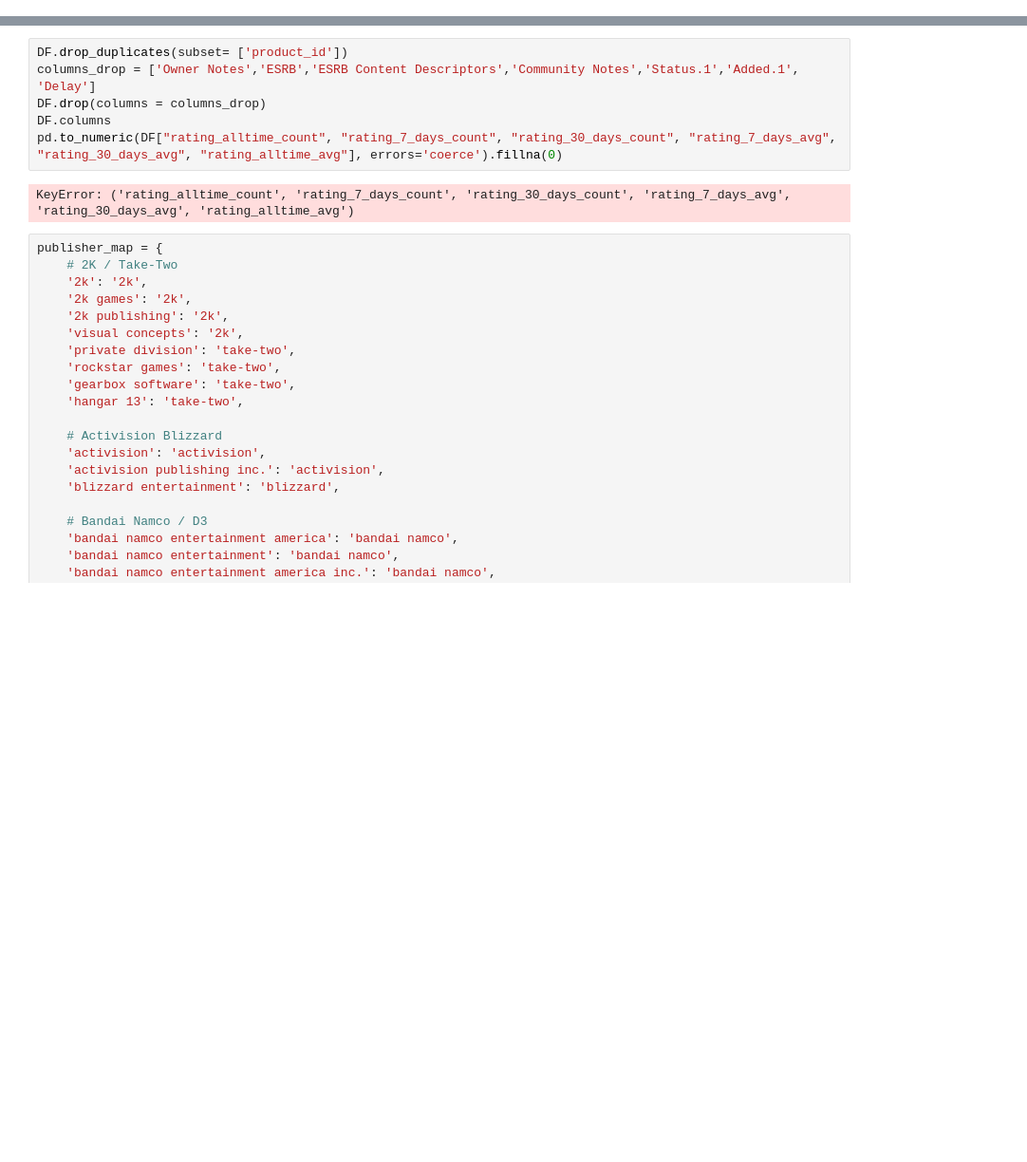
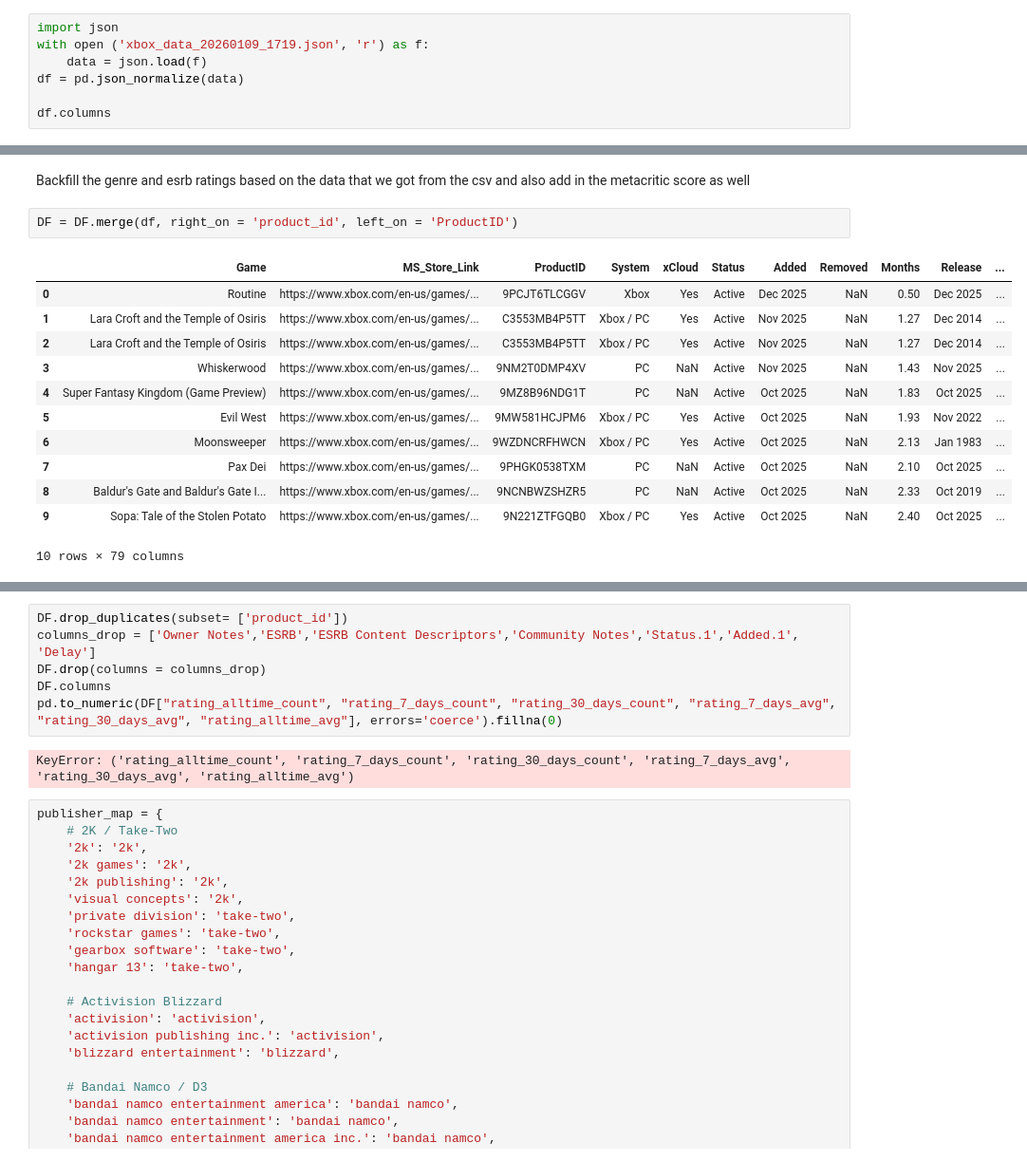
Before and after one commit to Doggo21345/xbox-gamepass-analytics, a Jupyter notebook: cleaning.ipynb, the cells around one changed output, grey strips where cells are left out. Shown at 95% size. Cells and saved outputs as stored; diff of their text form; blank space fills up the shorter version.

Commit message:
addign backfilling based on API into the pipeline

```diff
--- a/cleaning.ipynb
+++ b/cleaning.ipynb
@@ -22,0 +18,7 @@ print(DF)
+# %%
+import json
+with open ('xbox_data_20260109_1719.json', 'r') as f:
+    data = json.load(f)
+df = pd.json_normalize(data)
+
+df.columns
@@ -22,0 +34,17 @@ print(DF)
+# %% [markdown]
+Backfill the genre and esrb ratings based on the data that we got from the csv and also add in the metacritic score as well
+# %%
+DF = DF.merge(df, right_on = 'product_id', left_on = 'ProductID')
+# %% [output]
+|  | Game | MS_Store_Link | ProductID | System | xCloud | Status | Added | Removed | Months | Release | ... |
+| 0 | Routine | https://www.xbox.com/en-us/games/... | 9PCJT6TLCGGV | Xbox | Yes | Active | Dec 2025 | NaN | 0.50 | Dec 2025 | ... |
+| 1 | Lara Croft and the Temple of Osiris | https://www.xbox.com/en-us/games/... | C3553MB4P5TT | Xbox / PC | Yes | Active | Nov 2025 | NaN | 1.27 | Dec 2014 | ... |
+| 2 | Lara Croft and the Temple of Osiris | https://www.xbox.com/en-us/games/... | C3553MB4P5TT | Xbox / PC | Yes | Active | Nov 2025 | NaN | 1.27 | Dec 2014 | ... |
+| 3 | Whiskerwood | https://www.xbox.com/en-us/games/... | 9NM2T0DMP4XV | PC | NaN | Active | Nov 2025 | NaN | 1.43 | Nov 2025 | ... |
+| 4 | Super Fantasy Kingdom (Game Preview) | https://www.xbox.com/en-us/games/... | 9MZ8B96NDG1T | PC | NaN | Active | Oct 2025 | NaN | 1.83 | Oct 2025 | ... |
+| 5 | Evil West | https://www.xbox.com/en-us/games/... | 9MW581HCJPM6 | Xbox / PC | Yes | Active | Oct 2025 | NaN | 1.93 | Nov 2022 | ... |
+| 6 | Moonsweeper | https://www.xbox.com/en-us/games/... | 9WZDNCRFHWCN | Xbox / PC | Yes | Active | Oct 2025 | NaN | 2.13 | Jan 1983 | ... |
+| 7 | Pax Dei | https://www.xbox.com/en-us/games/... | 9PHGK0538TXM | PC | NaN | Active | Oct 2025 | NaN | 2.10 | Oct 2025 | ... |
+| 8 | Baldur's Gate and Baldur's Gate I... | https://www.xbox.com/en-us/games/... | 9NCNBWZSHZR5 | PC | NaN | Active | Oct 2025 | NaN | 2.33 | Oct 2019 | ... |
+| 9 | Sopa: Tale of the Stolen Potato | https://www.xbox.com/en-us/games/... | 9N221ZTFGQB0 | Xbox / PC | Yes | Active | Oct 2025 | NaN | 2.40 | Oct 2025 | ... |
+10 rows × 79 columns
```
Also changed, not shown: parts of 5 cells of this notebook, 1 other file.
